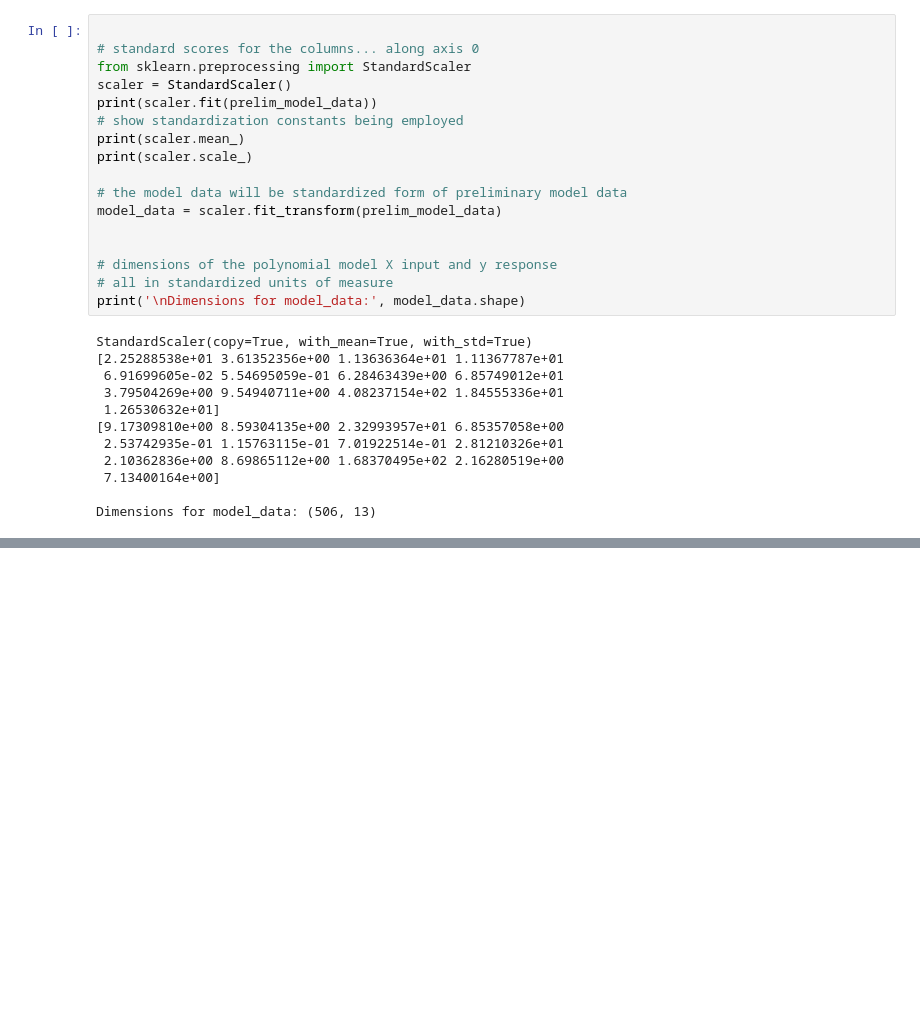
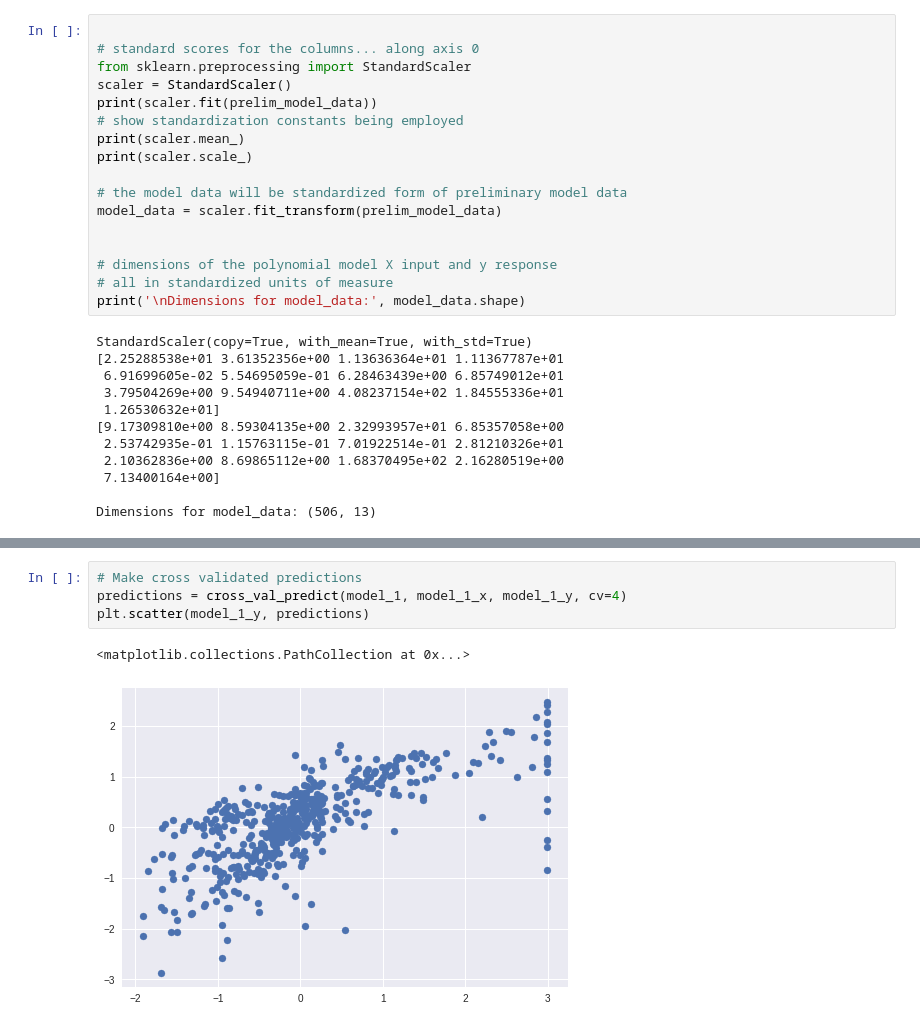
Before and after one commit to patrickjboldt/PREDICT_422, a Jupyter notebook: Assignment_3.ipynb, the cells around one changed output, grey strips where cells are left out. Drawn from its saved outputs; the diff is of its cells as text; blank space fills up the shorter version.

```diff
--- a/Assignment_3.ipynb
+++ b/Assignment_3.ipynb
@@ -164,0 +214,7 @@ Dimensions for model_data: (506, 13)
+# %%
+# Make cross validated predictions
+predictions = cross_val_predict(model_1, model_1_x, model_1_y, cv=4)
+plt.scatter(model_1_y, predictions)
+# %% [output]
+<matplotlib.collections.PathCollection at 0x...>
+[figure, added]
```
Also changed, not shown: parts of 6 cells of this notebook.
